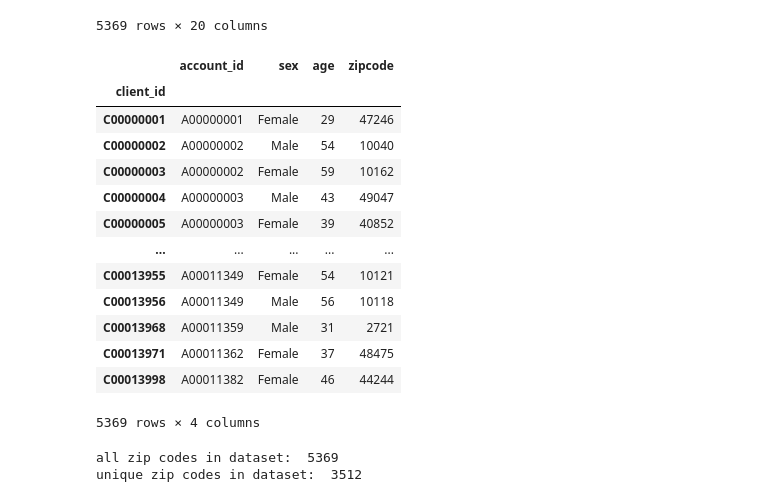
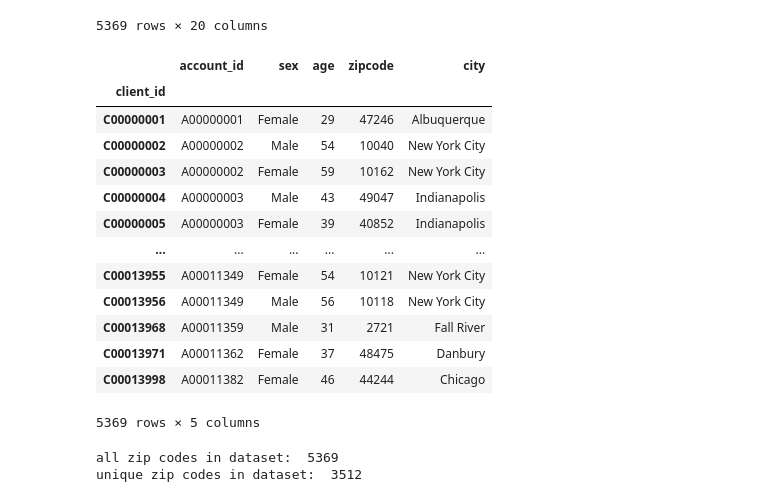
Before and after one commit to ebarkhordar/clustering-of-bank-customers, a Jupyter notebook: Czech_customer_segmentation.ipynb, the cells around one changed output. Saved outputs shown, nothing was run; the diff lists cells and outputs as text; code cells hidden in the pictures.

```diff
--- a/Czech_customer_segmentation.ipynb
+++ b/Czech_customer_segmentation.ipynb
@@ -113,22 +112,22 @@ df_clients
 | C00013998 | Female | 1973-08-12 | 12 | 8 | 1973 | 46 | 266-21-2541 | Miriam | Abby | Jackson | 431-633-5403 | ... |
 5369 rows × 20 columns
 # %%
-df_clients[['account_id','sex','age','zipcode']]
+df_clients[['account_id','sex','age','zipcode','city']]
 # %% [output]
-|  | account_id | sex | age | zipcode |
-| client_id |  |  |  |  |
-| C00000001 | A00000001 | Female | 29 | 47246 |
-| C00000002 | A00000002 | Male | 54 | 10040 |
-| C00000003 | A00000002 | Female | 59 | 10162 |
-| C00000004 | A00000003 | Male | 43 | 49047 |
-| C00000005 | A00000003 | Female | 39 | 40852 |
-| ... | ... | ... | ... | ... |
-| C00013955 | A00011349 | Female | 54 | 10121 |
-| C00013956 | A00011349 | Male | 56 | 10118 |
-| C00013968 | A00011359 | Male | 31 | 2721 |
-| C00013971 | A00011362 | Female | 37 | 48475 |
-| C00013998 | A00011382 | Female | 46 | 44244 |
+|  | account_id | sex | age | zipcode | city |
+| client_id |  |  |  |  |  |
+| C00000001 | A00000001 | Female | 29 | 47246 | Albuquerque |
+| C00000002 | A00000002 | Male | 54 | 10040 | New York City |
+| C00000003 | A00000002 | Female | 59 | 10162 | New York City |
+| C00000004 | A00000003 | Male | 43 | 49047 | Indianapolis |
+| C00000005 | A00000003 | Female | 39 | 40852 | Indianapolis |
+| ... | ... | ... | ... | ... | ... |
+| C00013955 | A00011349 | Female | 54 | 10121 | New York City |
+| C00013956 | A00011349 | Male | 56 | 10118 | New York City |
+| C00013968 | A00011359 | Male | 31 | 2721 | Fall River |
+| C00013971 | A00011362 | Female | 37 | 48475 | Danbury |
+| C00013998 | A00011382 | Female | 46 | 44244 | Chicago |
-5369 rows × 4 columns
+5369 rows × 5 columns
 # %%
 zip_set=set(df_clients['zipcode'])
 zip_list=list(df_clients['zipcode'])
```
Also changed, not shown: parts of 43 cells of this notebook.
